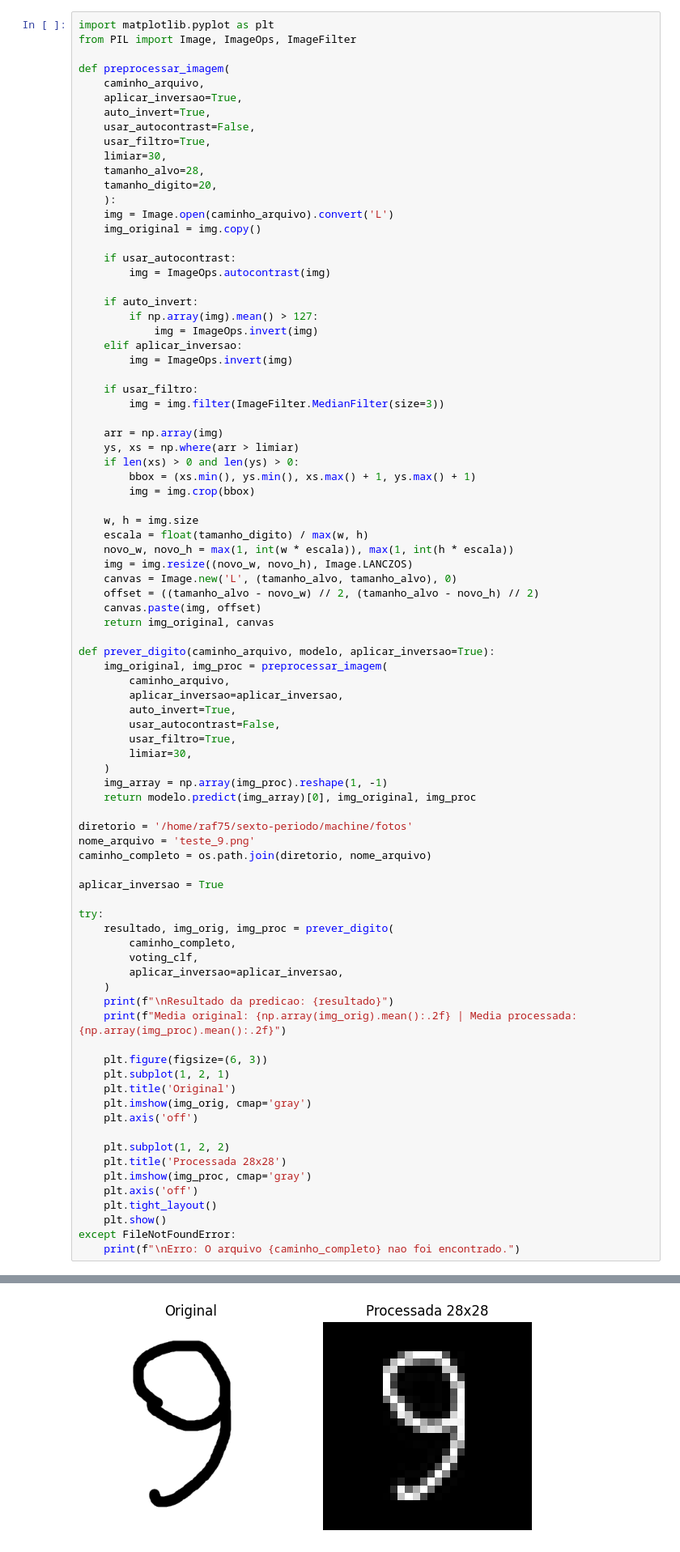
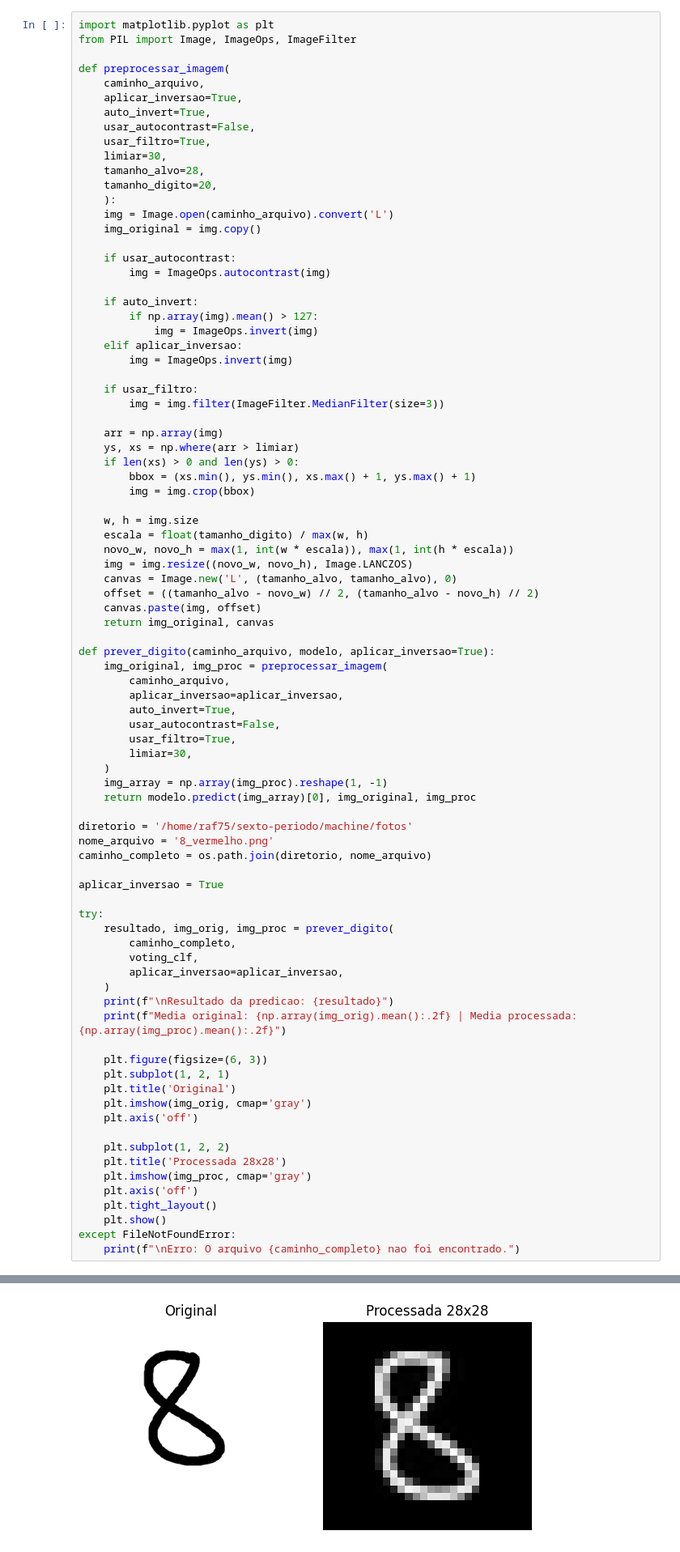
Before and after one commit to raf7525/sexto-periodo, a Jupyter notebook: machine/class_numero_randomforest.ipynb, the cells around one changed output, grey strips where cells are left out. Shown at 81% size. Saved outputs shown, nothing was run; the diff lists cells and outputs as text.

```diff
--- a/machine/class_numero_randomforest.ipynb
+++ b/machine/class_numero_randomforest.ipynb
@@ -276,7 +266,7 @@ def prever_digito(caminho_arquivo, modelo, aplicar_inversao=True):
     return modelo.predict(img_array)[0], img_original, img_proc
 
 diretorio = '/home/raf75/sexto-periodo/machine/fotos'
-nome_arquivo = 'teste_9.png'
+nome_arquivo = '8_vermelho.png'
 caminho_completo = os.path.join(diretorio, nome_arquivo)
 
 aplicar_inversao = True
@@ -310 +300 @@ Media original: 229.64 | Media processada: 20.15
-[figure, old version]
+[figure, new version]
```
Also changed, not shown: parts of 2 cells of this notebook.
